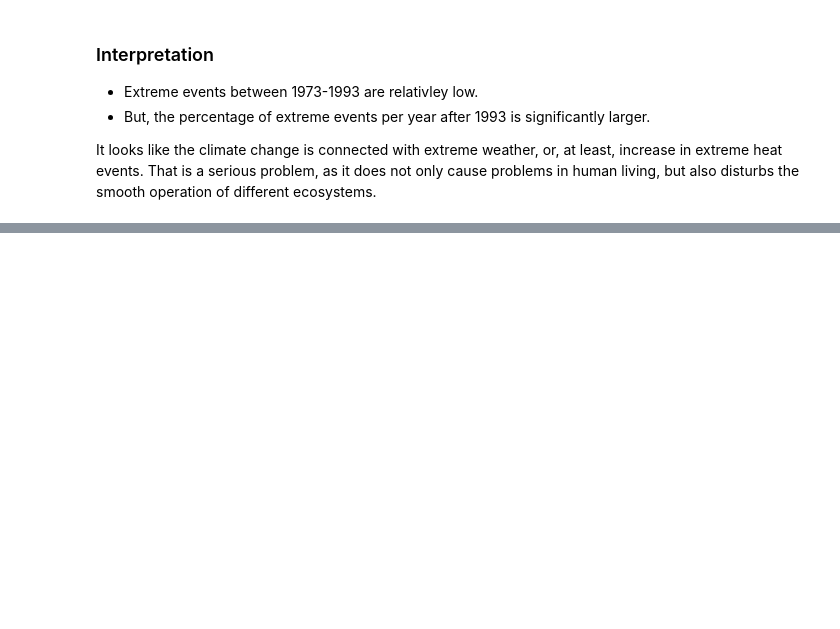
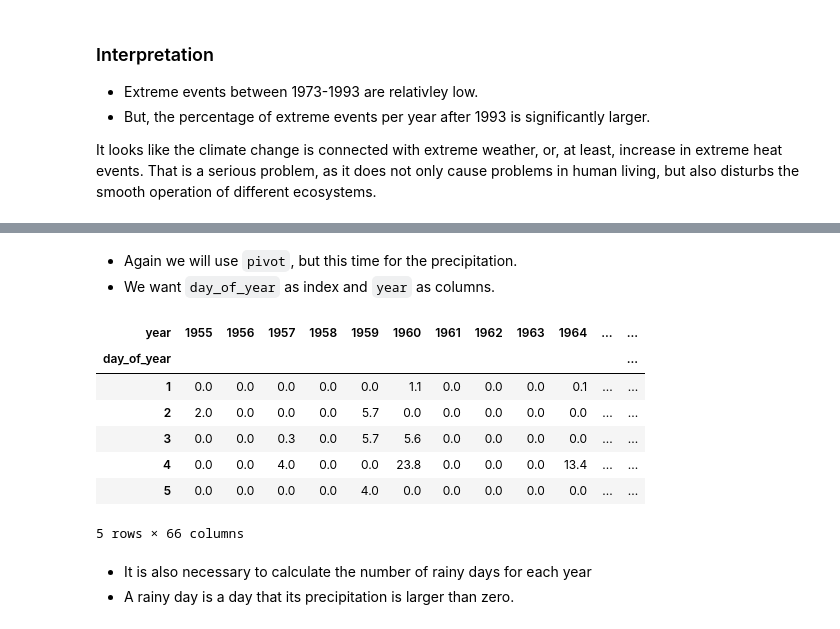
Before and after one commit to giorgossideris/athens_weather_analysis, a Jupyter notebook: weather_analysis.ipynb, the cells around one changed output, grey strips where cells are left out. Saved outputs shown, nothing was run; the diff lists cells and outputs as text; code cells hidden in the pictures; blank space fills up the shorter version.

```diff
--- a/weather_analysis.ipynb
+++ b/weather_analysis.ipynb
@@ -849,0 +854,18 @@ It looks like the climate change is connected with extreme weather, or, at least
+# %% [markdown]
+* Again we will use <code>pivot</code>, but this time for the precipitation.
+* We want <code>day_of_year</code> as index and <code>year</code> as columns.
+# %%
+full_years_prcp = df.pivot(index="day_of_year", columns="year", values="prcp")
+full_years_prcp.head(5)
+# %% [output]
+| year | 1955 | 1956 | 1957 | 1958 | 1959 | 1960 | 1961 | 1962 | 1963 | 1964 | ... | ... |
+| day_of_year |  |  |  |  |  |  |  |  |  |  |  | ... |
+| 1 | 0.0 | 0.0 | 0.0 | 0.0 | 0.0 | 1.1 | 0.0 | 0.0 | 0.0 | 0.1 | ... | ... |
+| 2 | 2.0 | 0.0 | 0.0 | 0.0 | 5.7 | 0.0 | 0.0 | 0.0 | 0.0 | 0.0 | ... | ... |
+| 3 | 0.0 | 0.0 | 0.3 | 0.0 | 5.7 | 5.6 | 0.0 | 0.0 | 0.0 | 0.0 | ... | ... |
+| 4 | 0.0 | 0.0 | 4.0 | 0.0 | 0.0 | 23.8 | 0.0 | 0.0 | 0.0 | 13.4 | ... | ... |
+| 5 | 0.0 | 0.0 | 0.0 | 0.0 | 4.0 | 0.0 | 0.0 | 0.0 | 0.0 | 0.0 | ... | ... |
+5 rows × 66 columns
+# %% [markdown]
+* It is also necessary to calculate the number of rainy days for each year
+* A rainy day is a day that its precipitation is larger than zero.
```
Also changed, not shown: parts of 11 cells of this notebook.
